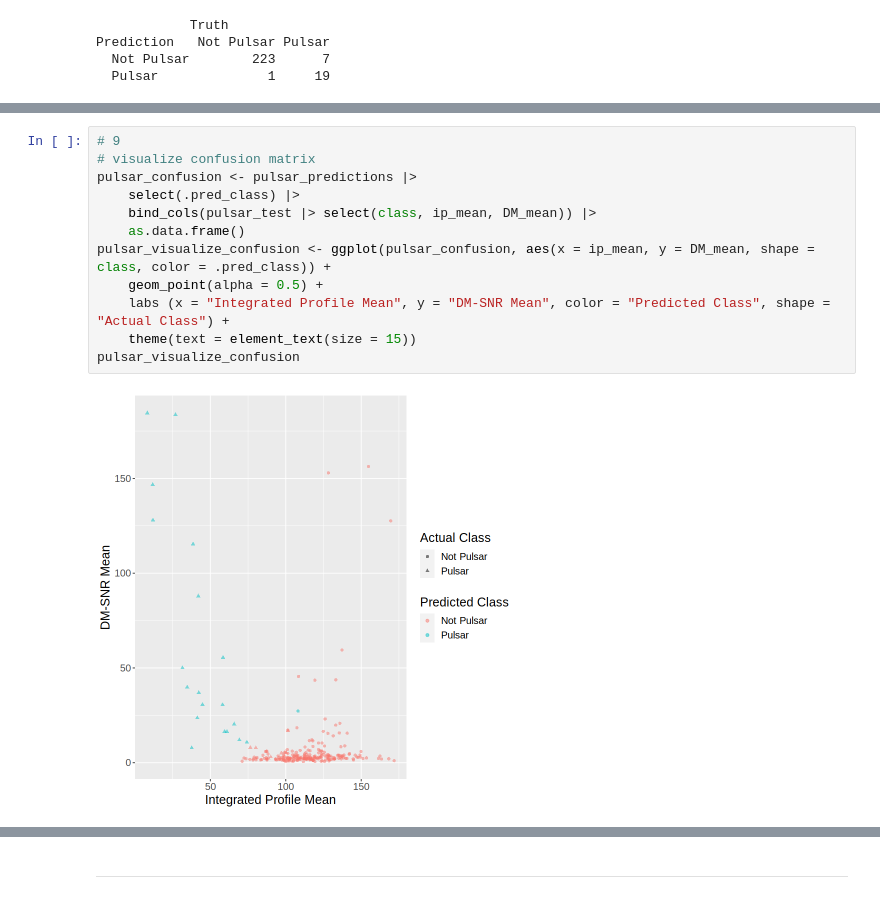
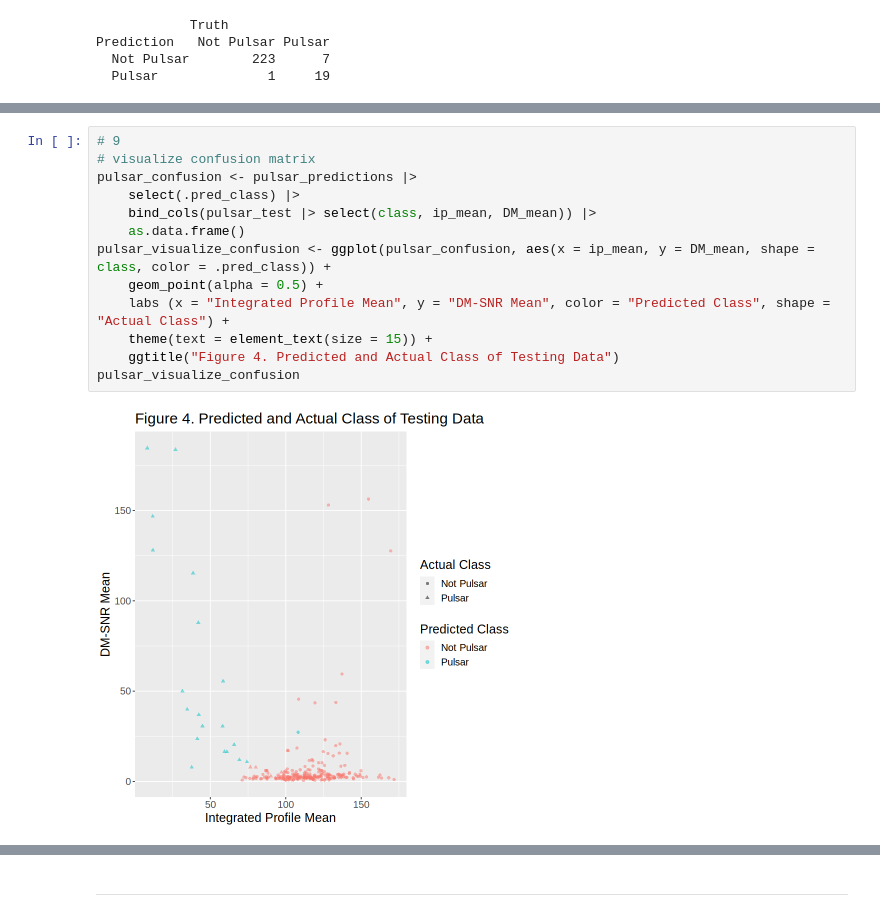
Before and after one commit to madiportas/dsci-100_group_project, a Jupyter notebook: Group_Project.ipynb, the cells around one changed output, grey strips where cells are left out. Cells and saved outputs as stored; diff of their text form.

```diff
--- a/Group_Project.ipynb
+++ b/Group_Project.ipynb
@@ -186,17 +192,18 @@ pulsar_visualize
 # %%
 # 9
 # visualize confusion matrix
 pulsar_confusion <- pulsar_predictions |>
     select(.pred_class) |>
     bind_cols(pulsar_test |> select(class, ip_mean, DM_mean)) |>
     as.data.frame()
 pulsar_visualize_confusion <- ggplot(pulsar_confusion, aes(x = ip_mean, y = DM_mean, shape = class, color = .pred_class)) +
     geom_point(alpha = 0.5) +
     labs (x = "Integrated Profile Mean", y = "DM-SNR Mean", color = "Predicted Class", shape = "Actual Class") +
-    theme(text = element_text(size = 15))
+    theme(text = element_text(size = 15)) +
+    ggtitle("Figure 4. Predicted and Actual Class of Testing Data")
 pulsar_visualize_confusion
 # %% [output]
-[figure, old version]
+[figure, new version]
 # %%
 # 10
 # finding areas of weakness in the model
```
Also changed, not shown: parts of 5 cells of this notebook.
